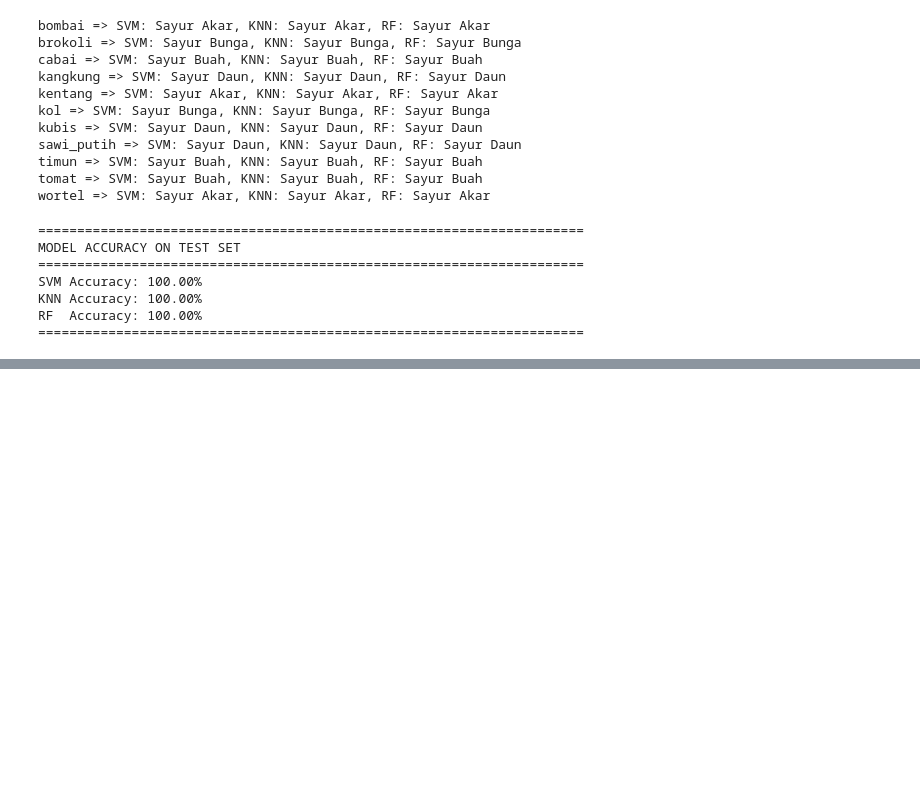
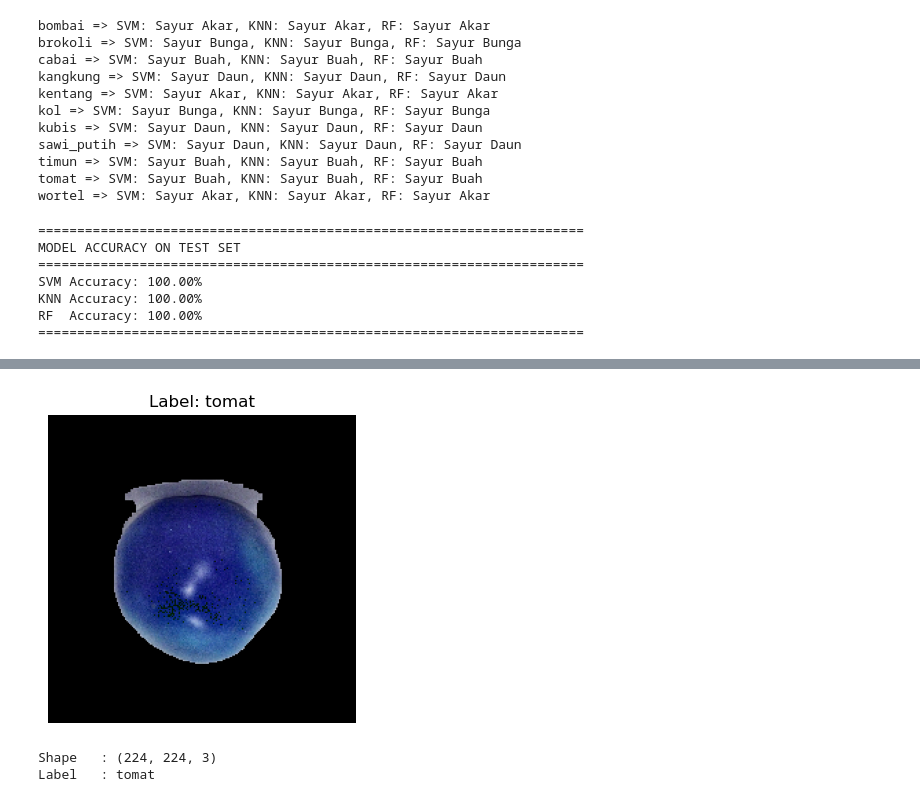
Before and after one commit to sukinnamz/ParisyApp-DataTraining, a Jupyter notebook: color+texture+shape.ipynb, the cells around one changed output, grey strips where cells are left out. Drawn from its saved outputs; the diff is of its cells as text; code cells hidden in the pictures; blank space fills up the shorter version.

```diff
--- a/color+texture+shape.ipynb
+++ b/color+texture+shape.ipynb
@@ -873,0 +921,7 @@ RF  Accuracy: 100.00%
+# %%
+basic_test = preprocessing_basic(val2_image)
+img_viz(basic_test, 9)
+# %% [output]
+[figure, added]
+Shape   : (224, 224, 3)
+Label   : tomat
```
Also changed, not shown: parts of 13 cells of this notebook, 1 other file.
